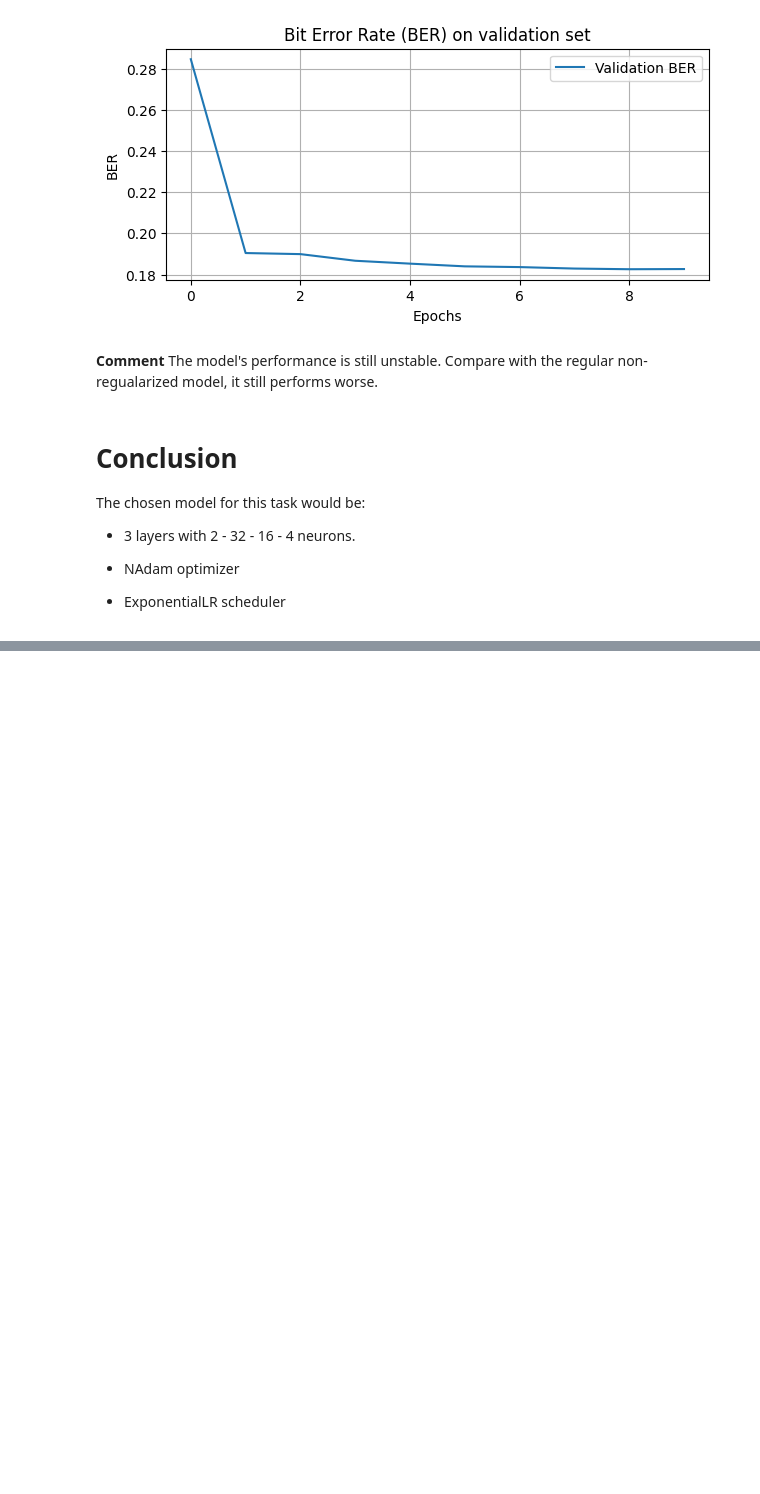
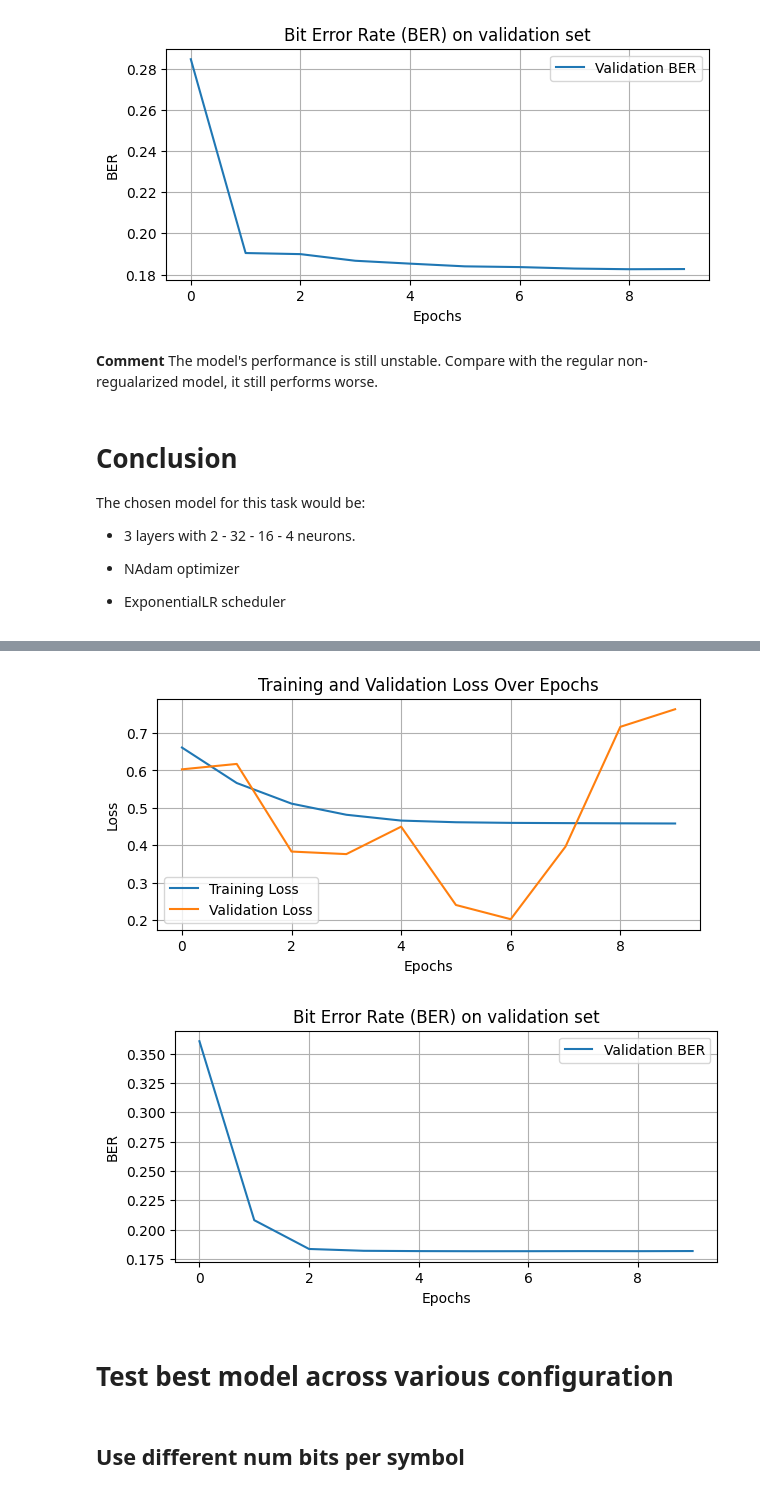
Before and after one commit to HieuVuong001/CMPE258, a Jupyter notebook: Model_Selection.ipynb, the cells around one changed output, grey strips where cells are left out. Cells and saved outputs as stored; diff of their text form; code cells hidden in the pictures; blank space fills up the shorter version.

Commit message:
Update models selection

```diff
--- a/Model_Selection.ipynb
+++ b/Model_Selection.ipynb
@@ -1232,3 +1232,43 @@ The chosen model for this task would be:
 - NAdam optimizer
 
 - ExponentialLR scheduler
+# %%
+class NormalizedModel(nn.Module):
+    def __init__(self, num_bits_per_symbol, H=64, W=512):
+        super(NormalizedModel, self).__init__()
+        scale = 8
+        self.linear1 = nn.Linear(in_features=2, out_features=32)
+        self.linear2 = nn.Linear(32, 16)
+        self.linear3 = nn.Linear(in_features=16, out_features=num_bits_per_symbol)
+        self.activation = nn.ReLU()
+
+    def forward(self, inputs):
+        y = inputs #[64, 64, 512]
+
+        # Stack the tensors along a new dimension (axis 0)
+        z = torch.stack([y.real, y.imag], dim=0) #[2, 64, 64, 512]
+        z = z.permute(1, 2, 3, 0) #[64, 64, 512, 2]
+        z = torch.nn.functional.normalize(z)
+        z = self.linear1(z)
+        z = self.activation(z)
+        z = self.linear2(z)
+        z = self.activation(z)
+        z = self.linear3(z)
+        z = nn.Sigmoid()(z) #[64, 64, 512, num_bits_per_symbol]
+        z = z.flatten(-2, -1) #combine last two dimension => [64, 64, 512*num_bits_per_symbol]
+        return z
+# %%
+# Create model
+model = NormalizedModel(num_bits_per_symbol=NUM_BITS_PER_SYMBOL, H=Frame_SIZE, W=Blocklength)
+
+# Setup loss + optimizer
+loss_fn = nn.BCELoss() #nn.BCEWithLogitsLoss()
+
+optimizer = torch.optim.NAdam(model.parameters())
+scheduler = torch.optim.lr_scheduler.ExponentialLR(optimizer, gamma=0.95)
+# %%
+train_losses, val_losses, val_BERs, = training_loop(model, 0, 10, train_losses, val_losses, val_BERs, use_scheduler=True)
+
+plot_train_val_loss(train_losses, val_losses, name="NAdam_32n_16n_val")
+plot_val_BER(val_BERs, name="NAdam_32n_16n_BER")
+# %% [output]
@@ -1234,0 +1285,2 @@ The chosen model for this task would be:
+[figure, added]
+[figure, added]
@@ -1234,0 +1289,4 @@ The chosen model for this task would be:
+# %% [markdown]
+# Test best model across various configuration
+# %% [markdown]
+## Use different num bits per symbol
```
Also changed, not shown: parts of 28 cells of this notebook.
